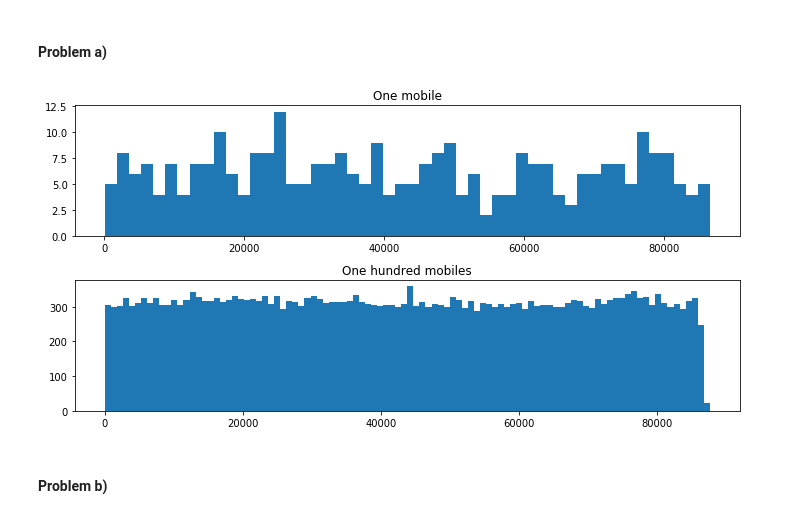
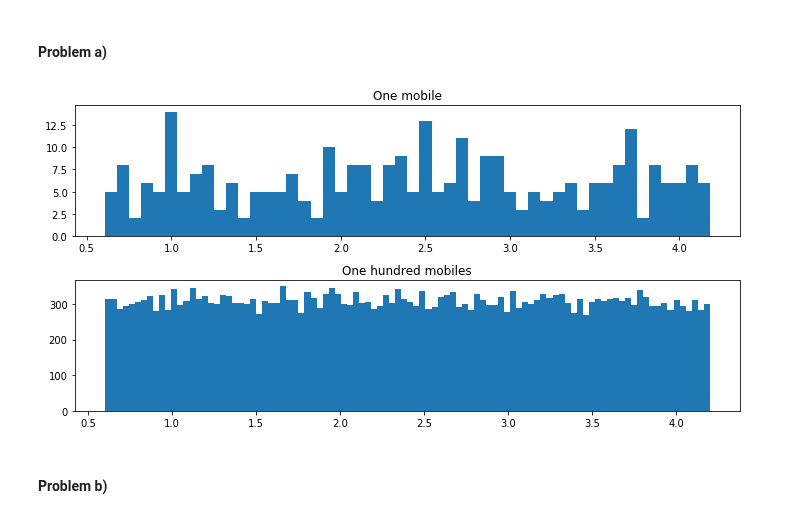
Before and after one commit to baraschi/PerfEval, a Jupyter notebook: Homework_2.ipynb, the cells around one changed output. Drawn from its saved outputs; the diff is of its cells as text; code cells hidden in the pictures.

```diff
--- a/Homework_2.ipynb
+++ b/Homework_2.ipynb
@@ -19,6 +20,7 @@ for i in range (3):
     for j in range (3):
         s = np.random.normal(0,1,n)
         ax[i,j].hist(s)
+        ax[i,j].set_title("N ="+str(n))
         n = n*2
 plt.show()
 # %% [output]
@@ -84,14 +107,16 @@ def get_next_x(l, L, m_n, t_n, v_n):
 def calc(l, L, v_min, v_max, t_stop):
     t = 0
     v = get_speed_n(v_min, v_max)
-    m = get_pos_n(l, L)
+    prev_m = get_pos_n(l,L)
     results = []
+    results.append((prev_m, t, v))
     while t < t_stop:
-        res = get_next_x(l, L, m, t, v)
-        results.append(res)
-        m = res[0]
-        t = res[1]
+        m = get_pos_n(l,L)
+        dist = distance.euclidean(prev_m, m)
+        prev_m = m
+        t = t + (dist/v)
         v = get_speed_n(v_min, v_max)
+        results.append((m, t, v))
     return results
 # %%
 results = []
@@ -173,23 +194,23 @@ plt.plot(times)
 # %% [markdown]
 #### Problem a)
 # %%
-t_0 = [x[1] for x in results[0]]
+v_0 = [x[2] for x in results[0]]
 x_all = []
 y_all = []
-t_all = []
+v_all = []
 for i in range(len(results)):
     x_all = x_all + ([x[0][0] for x in results[i]])
     y_all = y_all + ([x[0][1] for x in results[i]])
-    t_all = t_all + ([x[1] for x in results[i]])
+    v_all = v_all + ([x[2] for x in results[i]])
 # %%
 fig, ax = plt.subplots(2, 1, figsize=(10, 5))
 ax[0].set_title('One mobile')
-ax[0].hist(t_0, bins=50)
+ax[0].hist(v_0, bins=50)
 ax[1].set_title('One hundred mobiles')
-ax[1].hist(t_all, bins=100)
+ax[1].hist(v_all, bins=100)
 plt.tight_layout()
 plt.show()
 # %% [output]
-[figure, old version]
+[figure, new version]
 # %% [markdown]
 #### Problem b)
```
Also changed, not shown: parts of 46 cells of this notebook.
